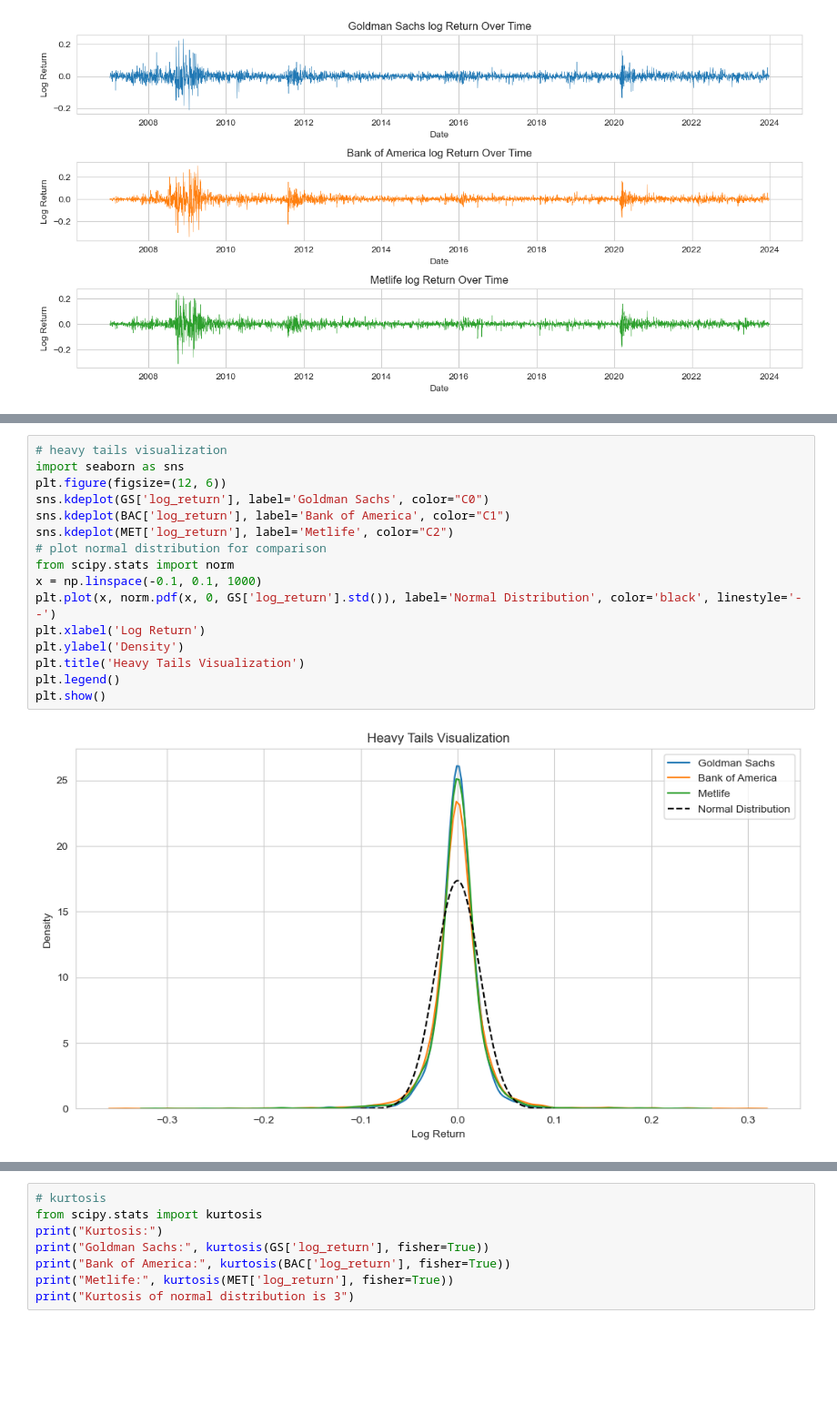
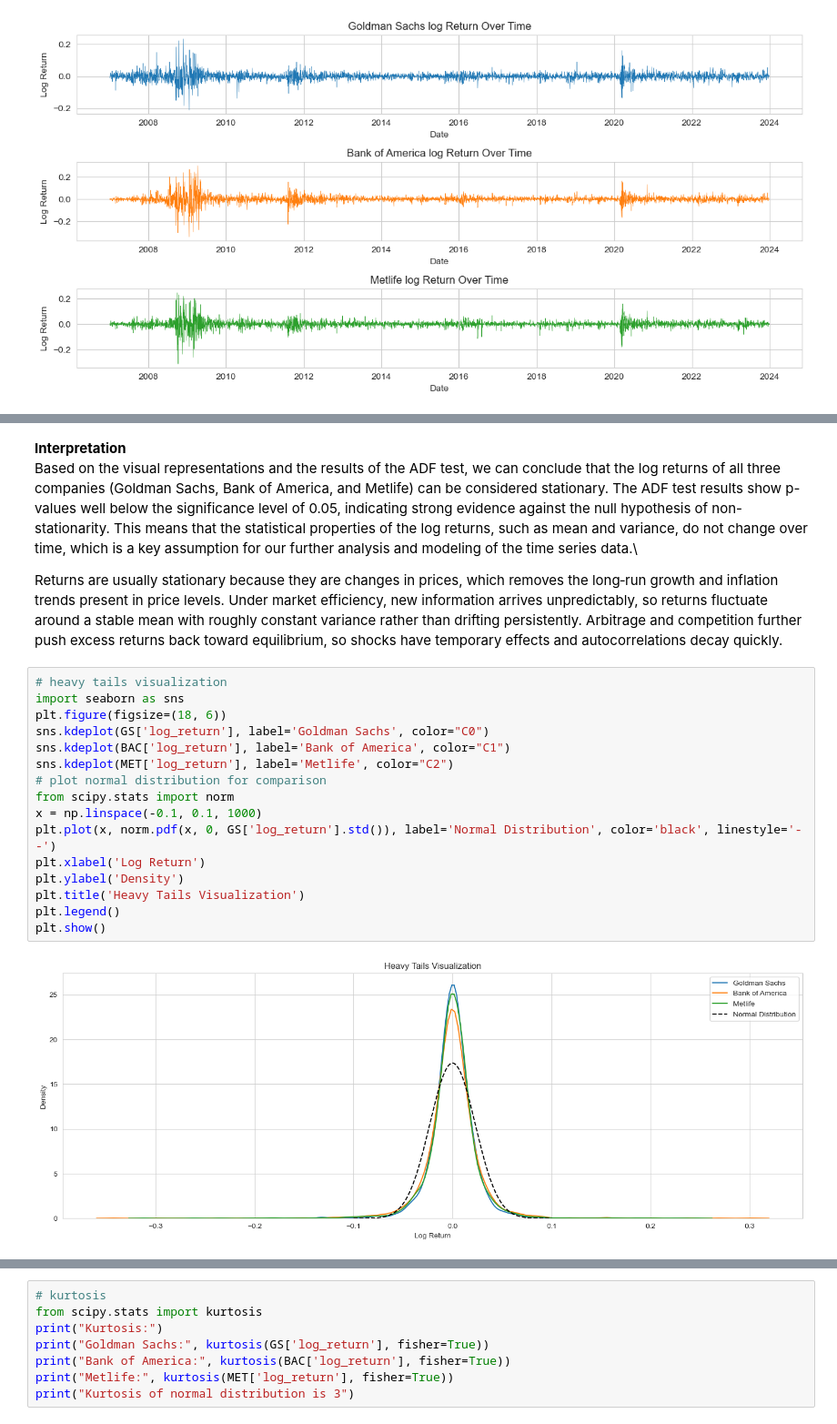
Before and after one commit to Leo-s13/financial_econometrics, a Jupyter notebook: analysis.ipynb, the cells around one changed output, grey strips where cells are left out. Shown at 91% size. Cells and saved outputs as stored; diff of their text form; blank space fills up the shorter version.

Commit message:
enhance analysis

```diff
--- a/analysis.ipynb
+++ b/analysis.ipynb
@@ -125,18 +160,23 @@ We analyze the following stylized facts of our time series:
+# %% [markdown]
+**Interpretation**\
+Based on the visual representations and the results of the ADF test, we can conclude that the log returns of all three companies (Goldman Sachs, Bank of America, and Metlife) can be considered stationary. The ADF test results show p-values well below the significance level of 0.05, indicating strong evidence against the null hypothesis of non-stationarity. This means that the statistical properties of the log returns, such as mean and variance, do not change over time, which is a key assumption for our further analysis and modeling of the time series data.\
+
+Returns are usually stationary because they are changes in prices, which removes the long‑run growth and inflation trends present in price levels. Under market efficiency, new information arrives unpredictably, so returns fluctuate around a stable mean with roughly constant variance rather than drifting persistently. Arbitrage and competition further push excess returns back toward equilibrium, so shocks have temporary effects and autocorrelations decay quickly.
 # %%
 # heavy tails visualization
 import seaborn as sns
-plt.figure(figsize=(12, 6))
+plt.figure(figsize=(18, 6))
 sns.kdeplot(GS['log_return'], label='Goldman Sachs', color="C0")
 sns.kdeplot(BAC['log_return'], label='Bank of America', color="C1")
 sns.kdeplot(MET['log_return'], label='Metlife', color="C2")
 # plot normal distribution for comparison
 from scipy.stats import norm
 x = np.linspace(-0.1, 0.1, 1000)
 plt.plot(x, norm.pdf(x, 0, GS['log_return'].std()), label='Normal Distribution', color='black', linestyle='--')
 plt.xlabel('Log Return')
 plt.ylabel('Density')
 plt.title('Heavy Tails Visualization')
 plt.legend()
 plt.show()
 # %% [output]
-[figure, old version]
+[figure, new version]
```
Also changed, not shown: parts of 14 cells of this notebook.
